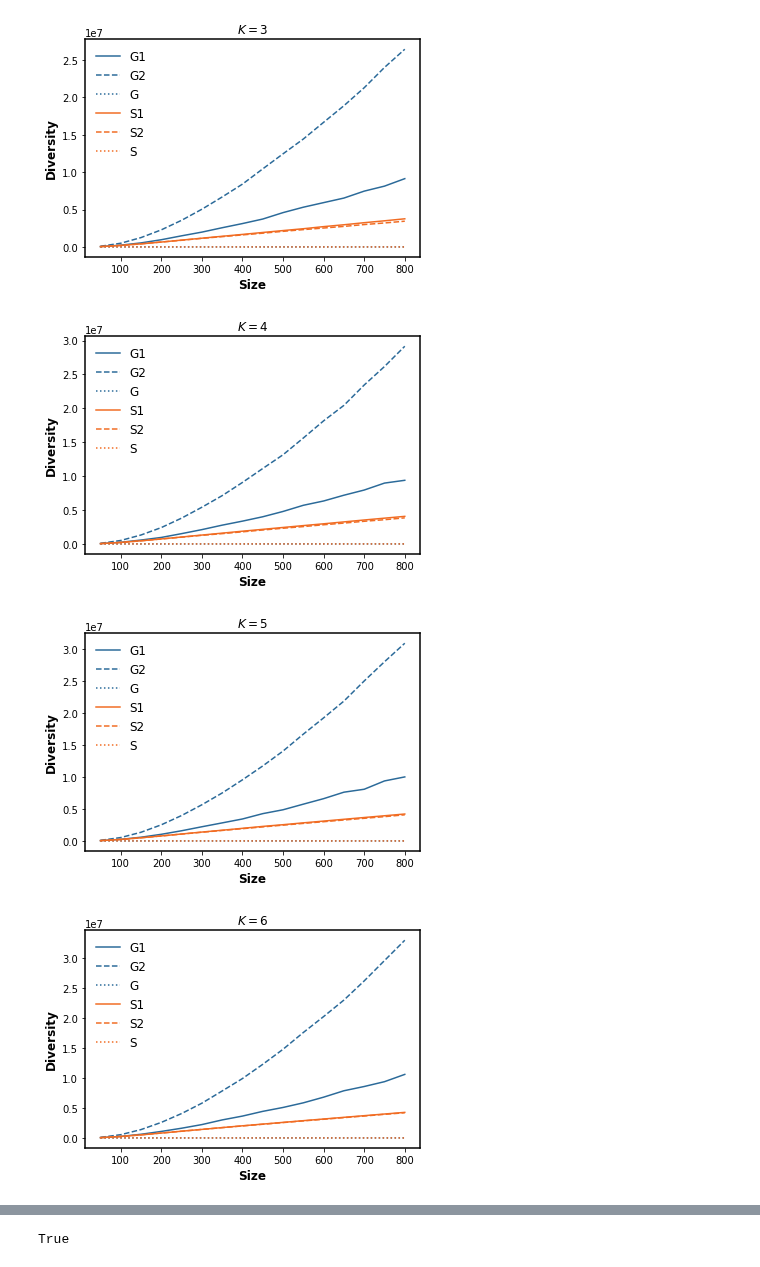
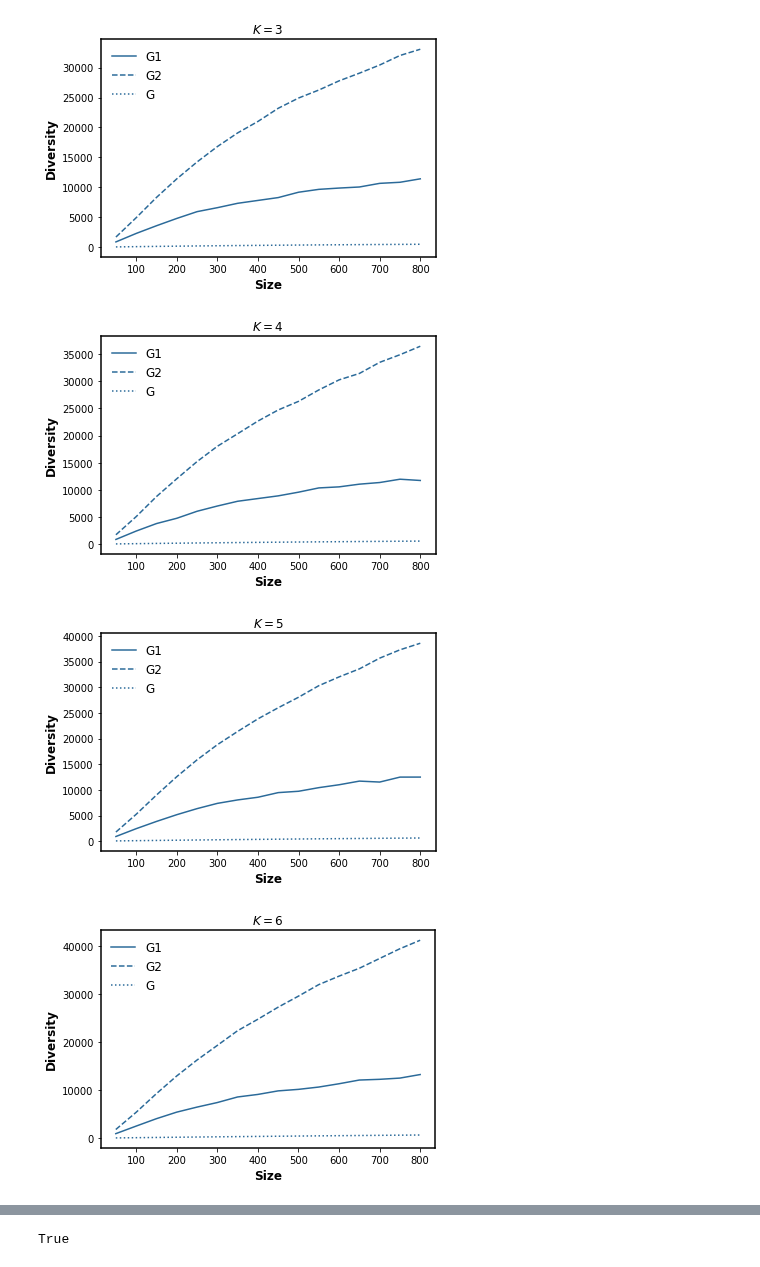
Before and after one commit to baldFemale/OpenInnovationFramework, a Jupyter notebook: Mechanism/MoreThanParallel/Evaluator.ipynb, the cells around one changed output, grey strips where cells are left out. Saved outputs shown, nothing was run; the diff lists cells and outputs as text; code cells hidden in the pictures.

```diff
--- a/Mechanism/MoreThanParallel/Evaluator.ipynb
+++ b/Mechanism/MoreThanParallel/Evaluator.ipynb
@@ -41,7 +41,7 @@ color_pairs = [[shallow_purple, deep_purple],  [shallow_green, deep_green],
                [shallow_grey, deep_grey]]
 morandi_colors = [morandi_blue, morandi_green, morandi_yellow, morandi_orange, morandi_pink, morandi_red, morandi_purple]
 # %%
-GG_data_folder = r"E:\data\gst-0815-23\Socialization_partial_solution\MoreThanParallel"
+GG_data_folder = r"E:\data\gst-0815-23\Socialization_partial_solution\MoreThanParallel_3"
 result_folder = GG_data_folder
 GS_data_folder = GG_data_folder
 SS_data_folder = GG_data_folder
@@ -131,5 +131,8 @@ for agent_num in agent_num_list:
     sg_variance_across_K_size.append(sg_variance)
     sg_diversity_across_K_size.append(sg_diversity)
 
-print(gg_diversity_across_K_size)
+print([each / 18 for each in gg_diversity_across_K_size[0]])
+print(gg_diversity_across_K_size[1])
+print(gg_diversity_across_K_size[2])
+print(gg_diversity_across_K_size[3])
 # %% [output]
@@ -214,15 +225,15 @@ for index in range(9):
     ax.spines["right"].set_linewidth(1.5)
     ax.spines["top"].set_linewidth(1.5)
     ax.spines["bottom"].set_linewidth(1.5)
-    plt.plot(x, g1_fitness_across_size, "-", label="G1")
-    plt.plot(x, g2_fitness_across_size, "--", label="G2")
-    plt.plot(x, g_baseline_across_size, ":", label="G")
+    plt.plot(x, g1_fitness_across_size, "-", label="GG")
+    plt.plot(x, g2_fitness_across_size, "-", label="SG")
+    plt.plot(x, g_baseline_across_size, "-", label="G")
 
     plt.xlabel('Size', fontweight='bold', fontsize=12)
     plt.ylabel('Best Performance', fontweight='bold', fontsize=12)
     # plt.xticks(x)
     plt.title("$K={0}$".format(index))
-    plt.legend(frameon=False, ncol=1, fontsize=12)
+    plt.legend(frameon=False, ncol=1, fontsize=12, loc='lower right')
     plt.savefig(result_folder + r"\G_best_performance_K_{0}.png".format(index), transparent=True, dpi=300)
     plt.show()
 # %% [output]
@@ -311,5 +309,5 @@ plt.show()
 # %%
-# GS Best Fitness Given the Same K and Varying Agent Numbers
+# G Diversity
 for index in range(9):
     g1_diversity_across_size, g2_diversity_across_size = [], []
     for g1_diversity, g2_diversity in zip(gg_diversity_across_K_size, sg_diversity_across_K_size):
@@ -322,17 +320,17 @@ for index in range(9):
         s2_diversity_across_size.append(s2_diversity[index])
 
     g_diversity_baseline_across_size, s_diversity_baseline_across_size = [], []
-    for g_diversity_baseline, s_diversity_baseline in zip(g_best_fitness_across_K_size, s_best_fitness_across_K_size):
+    for g_diversity_baseline, s_diversity_baseline in zip(g_diversity_across_K_size, s_diversity_across_K_size):
         g_diversity_baseline_across_size.append(g_diversity_baseline[index])
         s_diversity_baseline_across_size.append(s_diversity_baseline[index])
 
-    offset = 1.5
-    g1_diversity_across_size = [a * b + offset for a, b in zip(agent_num_list, g1_diversity_across_size)]
-    g2_diversity_across_size = [a * b - offset for a, b in zip(agent_num_list, g2_diversity_across_size)]
-    s1_diversity_across_size = [a * b + offset for a, b in zip(agent_num_list, s1_diversity_across_size)]
-    s2_diversity_across_size = [a * b - offset for a, b in zip(agent_num_list, s2_diversity_across_size)]
-    g_diversity_baseline_across_size = [a * b + offset for a, b in zip(agent_num_list, g_diversity_baseline_across_size)]
-    s_diversity_baseline_across_size = [a * b - offset for a, b in zip(agent_num_list, s_diversity_baseline_across_size)]
+    # offset = 1.5
+    # g1_diversity_across_size = [a * b + offset for a, b in zip(agent_num_list, g1_diversity_across_size)]
+    # g2_diversity_across_size = [a * b - offset for a, b in zip(agent_num_list, g2_diversity_across_size)]
+    # s1_diversity_across_size = [a * b + offset for a, b in zip(agent_num_list, s1_diversity_across_size)]
+    # s2_diversity_across_size = [a * b - offset for a, b in zip(agent_num_list, s2_diversity_across_size)]
+    # g_diversity_baseline_across_size = [a * b + offset for a, b in zip(agent_num_list, g_diversity_baseline_across_size)]
+    # s_diversity_baseline_across_size = [a * b - offset for a, b in zip(agent_num_list, s_diversity_baseline_across_size)]
 
     x = agent_num_list
     fig, ax = plt.subplots()
@@ -344,10 +342,10 @@ for index in range(9):
     plt.plot(x, g2_diversity_across_size, "--", label="G2", color=nature_blue)
     plt.plot(x, g_diversity_baseline_across_size, ":", label="G", color=nature_blue)
 
-
-    plt.plot(x, s1_diversity_across_size, "-", label="S1", color=nature_orange)
-    plt.plot(x, s2_diversity_across_size, "--", label="S2", color=nature_orange)
-    plt.plot(x, s_diversity_baseline_across_size, ":", label="S", color=nature_orange)
+    #
+    # plt.plot(x, s1_diversity_across_size, "-", label="S1", color=nature_orange)
+    # plt.plot(x, s2_diversity_across_size, "--", label="S2", color=nature_orange)
+    # plt.plot(x, s_diversity_baseline_across_size, ":", label="S", color=nature_orange)
 
     plt.xlabel('Size', fontweight='bold', fontsize=12)
     plt.ylabel('Diversity', fontweight='bold', fontsize=12)
@@ -363,4 +361,4 @@ for index in range(9):
-[figure, old version]
+[figure, new version]
-[figure, old version]
+[figure, new version]
-[figure, old version]
+[figure, new version]
-[figure, old version]
+[figure, new version]
```
Also changed, not shown: parts of 6 cells of this notebook, 25 other files.
